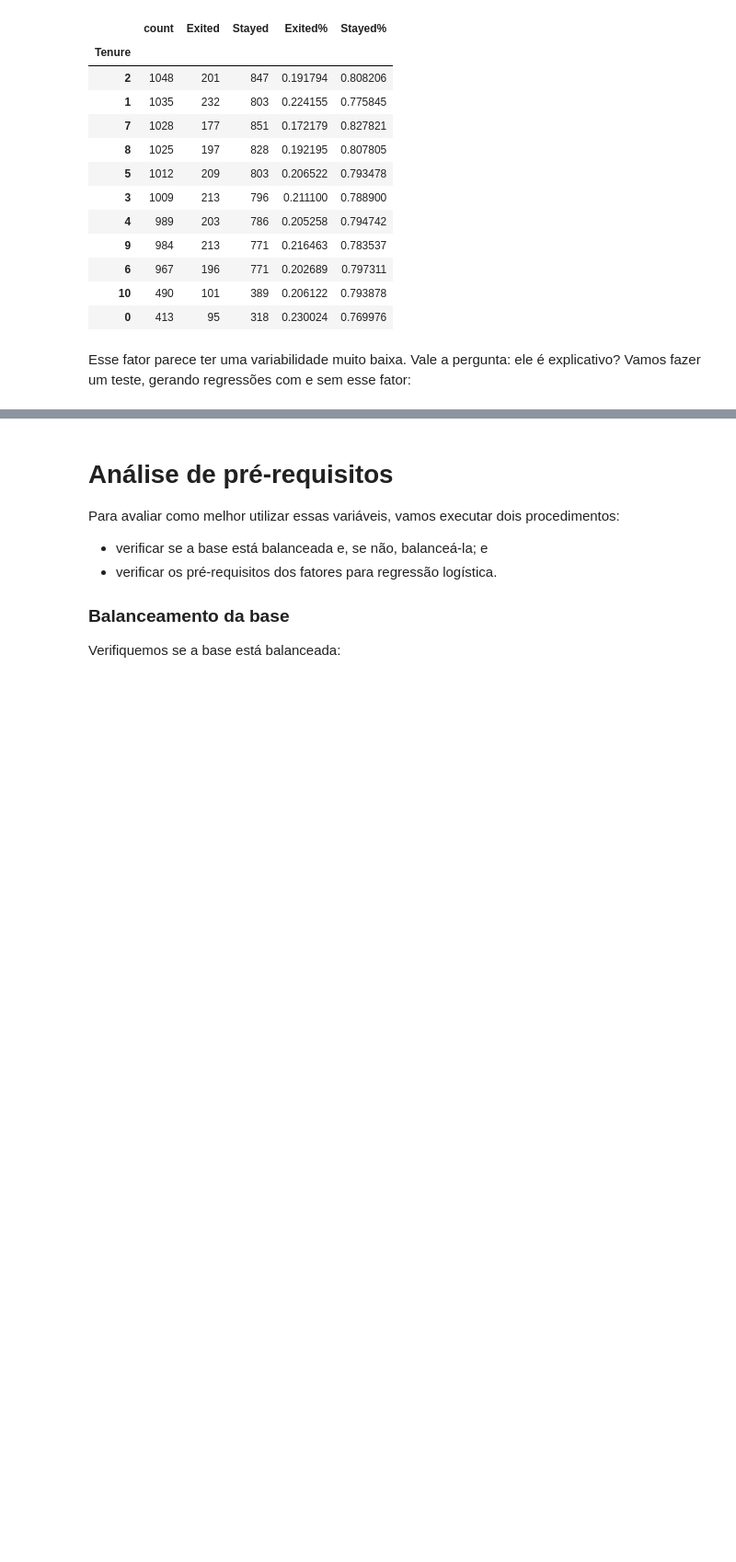
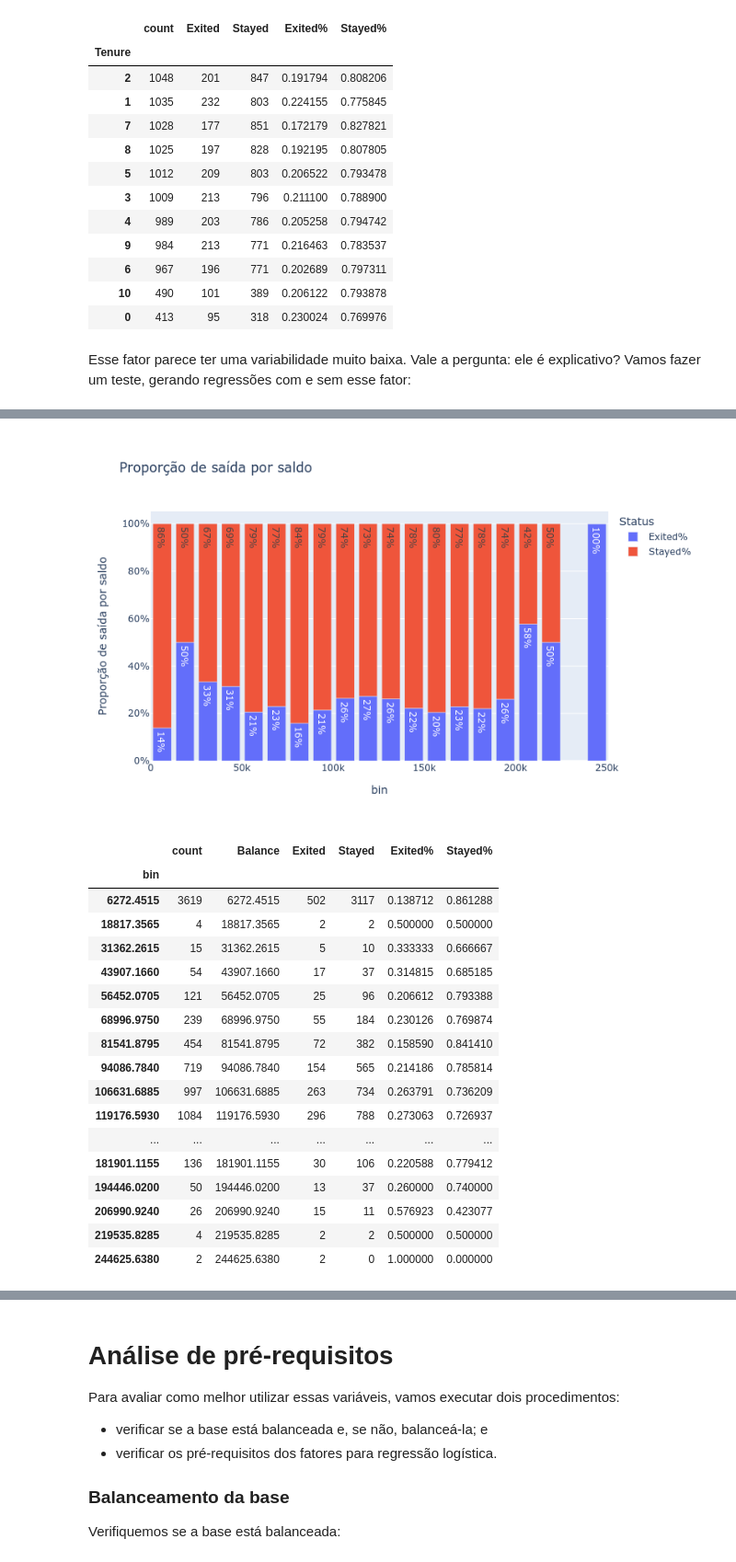
Before and after one commit to brandizzi/AEDI2025, a Jupyter notebook: Tarefa5.ipynb, the cells around one changed output, grey strips where cells are left out. Shown at 92% size. Drawn from its saved outputs; the diff is of its cells as text; code cells hidden in the pictures; blank space fills up the shorter version.

```diff
--- a/Tarefa5.ipynb
+++ b/Tarefa5.ipynb
@@ -264,0 +325,24 @@ tenure_counting['Exited'].std()
+# %%
+balance_counting = count_exited(X_raw, Y, 'Balance')
+binned_balance_counting = binned_counting(balance_counting, 'Balance', num_bins=20)
+plot_counting('Proporção de saída por saldo', binned_balance_counting)
+# %% [output]
+[figure, added]
+|  | count | Balance | Exited | Stayed | Exited% | Stayed% |
+| bin |  |  |  |  |  |  |
+| 6272.4515 | 3619 | 6272.4515 | 502 | 3117 | 0.138712 | 0.861288 |
+| 18817.3565 | 4 | 18817.3565 | 2 | 2 | 0.500000 | 0.500000 |
+| 31362.2615 | 15 | 31362.2615 | 5 | 10 | 0.333333 | 0.666667 |
+| 43907.1660 | 54 | 43907.1660 | 17 | 37 | 0.314815 | 0.685185 |
+| 56452.0705 | 121 | 56452.0705 | 25 | 96 | 0.206612 | 0.793388 |
+| 68996.9750 | 239 | 68996.9750 | 55 | 184 | 0.230126 | 0.769874 |
+| 81541.8795 | 454 | 81541.8795 | 72 | 382 | 0.158590 | 0.841410 |
+| 94086.7840 | 719 | 94086.7840 | 154 | 565 | 0.214186 | 0.785814 |
+| 106631.6885 | 997 | 106631.6885 | 263 | 734 | 0.263791 | 0.736209 |
+| 119176.5930 | 1084 | 119176.5930 | 296 | 788 | 0.273063 | 0.726937 |
+| ... | ... | ... | ... | ... | ... | ... |
+| 181901.1155 | 136 | 181901.1155 | 30 | 106 | 0.220588 | 0.779412 |
+| 194446.0200 | 50 | 194446.0200 | 13 | 37 | 0.260000 | 0.740000 |
+| 206990.9240 | 26 | 206990.9240 | 15 | 11 | 0.576923 | 0.423077 |
+| 219535.8285 | 4 | 219535.8285 | 2 | 2 | 0.500000 | 0.500000 |
+| 244625.6380 | 2 | 244625.6380 | 2 | 0 | 1.000000 | 0.000000 |
```
Also changed, not shown: parts of 55 cells of this notebook.
